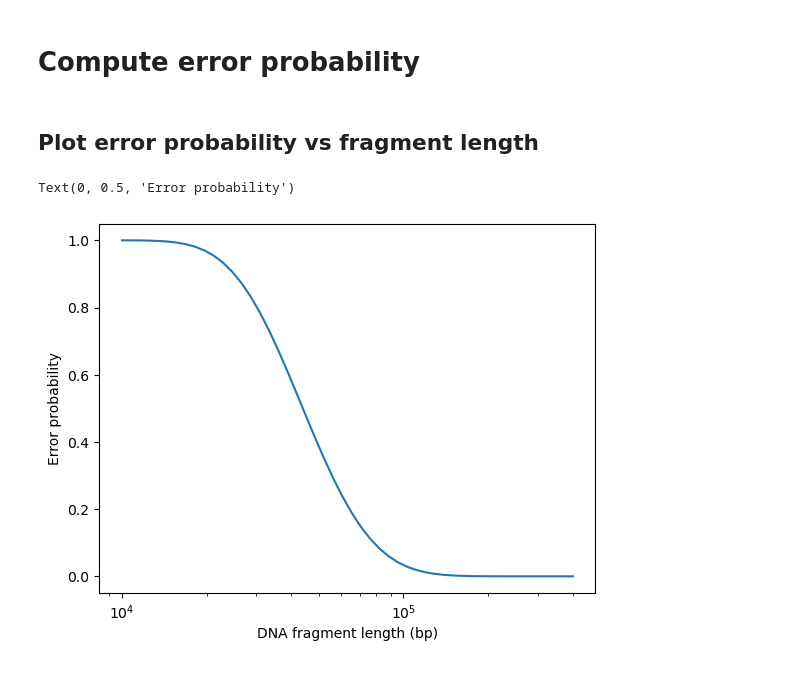
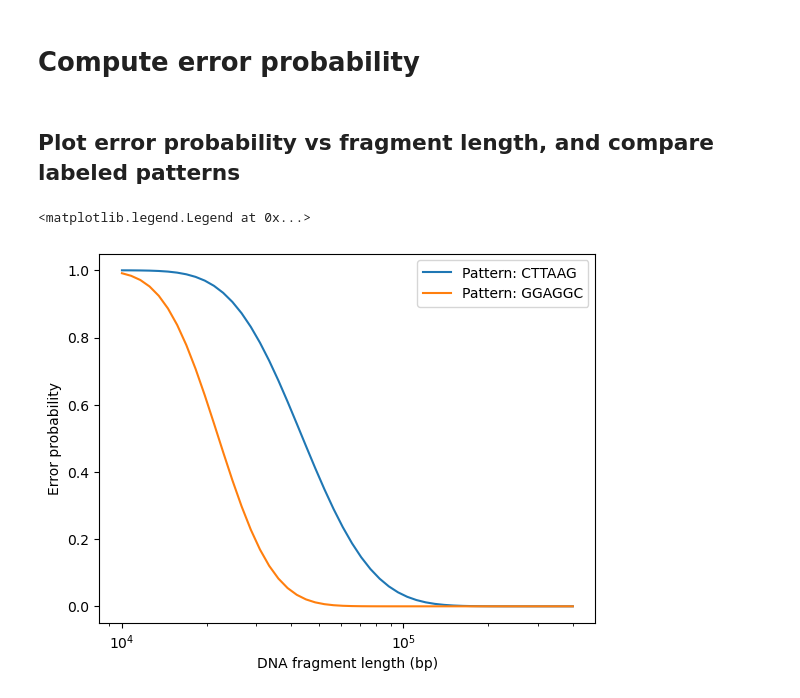
Before and after one commit to yevgenin/PatternCode, a Jupyter notebook: example.ipynb, the cells around one changed output. Saved outputs shown, nothing was run; the diff lists cells and outputs as text; code cells hidden in the pictures.

```diff
--- a/example.ipynb
+++ b/example.ipynb
@@ -38,19 +35,27 @@ LikelihoodModel(tpr=0.9, fpr=0.1, p_y_given_x=[[0.9, 0.1], [0.08999999999999997,
 # %% [markdown]
 #   Compute error probability
 # %%
-from matplotlib import pyplot as plt
-
-pattern_tool = PatternTool(
-    sequence=sequence, pattern='CTTAAG', p_y_given_x=likelihood_model.p_y_given_x,
-    bin_size=likelihood_model.bin_size, fragment_len=np.geomspace(10e3, 400e3),
-)
+evaluations = [
+    PatternTool(
+        sequence=sequence,
+        pattern=pattern,
+        p_y_given_x=likelihood_model.p_y_given_x,
+        bin_size=likelihood_model.bin_size,
+        fragment_len=np.geomspace(10e3, 400e3),
+    ) for pattern in ['CTTAAG', 'GGAGGC']
+]
 # %% [markdown]
-##  Plot error probability vs fragment length
+##  Plot error probability vs fragment length, and compare labeled patterns
 # %%
-plt.plot(pattern_tool.fragment_len, pattern_tool.p_err)
-plt.xscale('log')
-plt.xlabel(MOLECULE_LENGTH)
-plt.ylabel(ERROR_PROBABILITY)
+from matplotlib import pyplot as plt
+
+for evaluation in evaluations:
+    plt.plot(evaluation.fragment_len, evaluation.p_err)
+    plt.xscale('log')
+    plt.xlabel(MOLECULE_LENGTH)
+    plt.ylabel(ERROR_PROBABILITY)
+
+plt.legend([f'Pattern: {evaluation.pattern}' for evaluation in evaluations])
 # %% [output]
-Text(0, 0.5, 'Error probability')
+<matplotlib.legend.Legend at 0x...>
-[figure, old version]
+[figure, new version]
```
Also changed, not shown: parts of 4 cells of this notebook, 3 other files.
